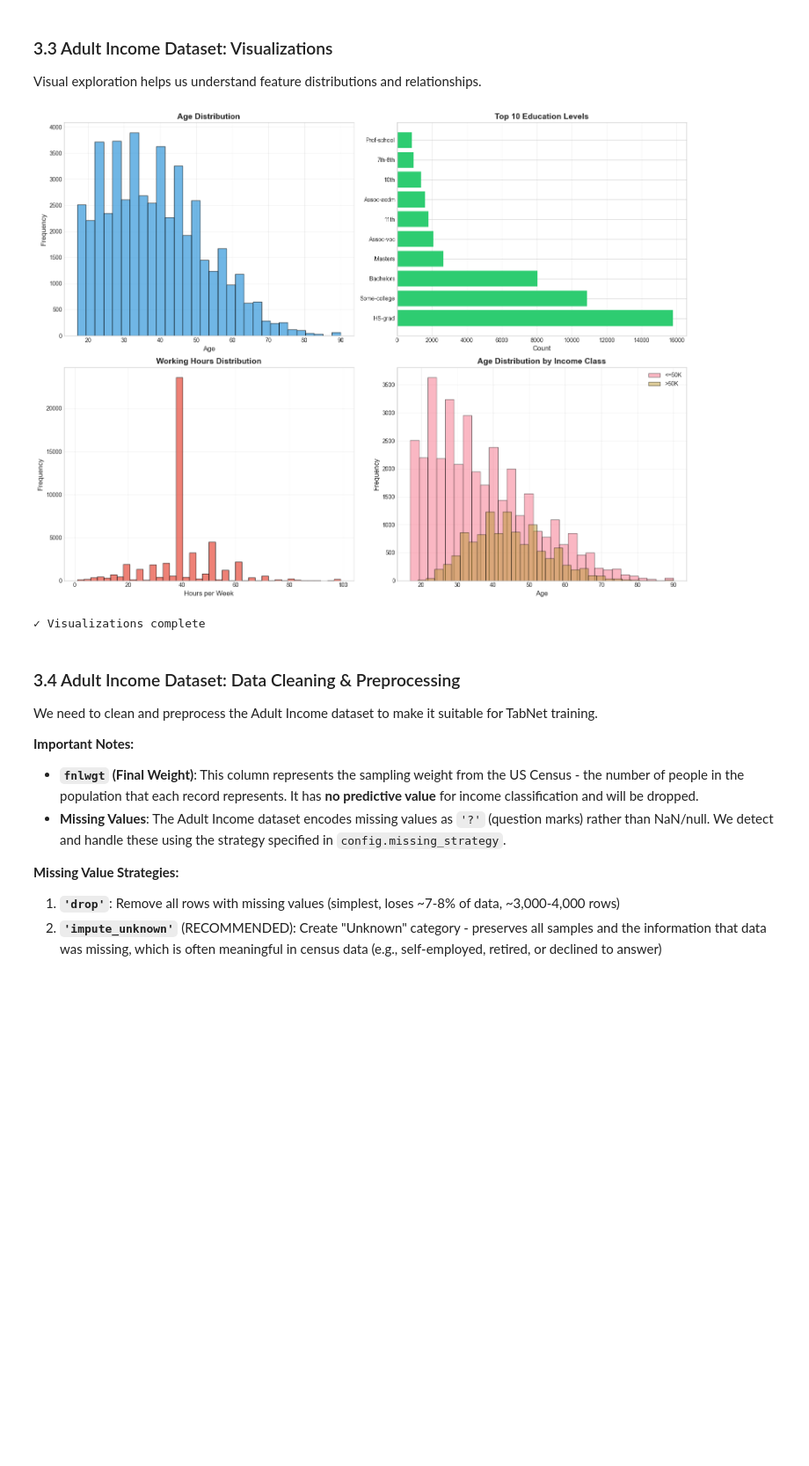
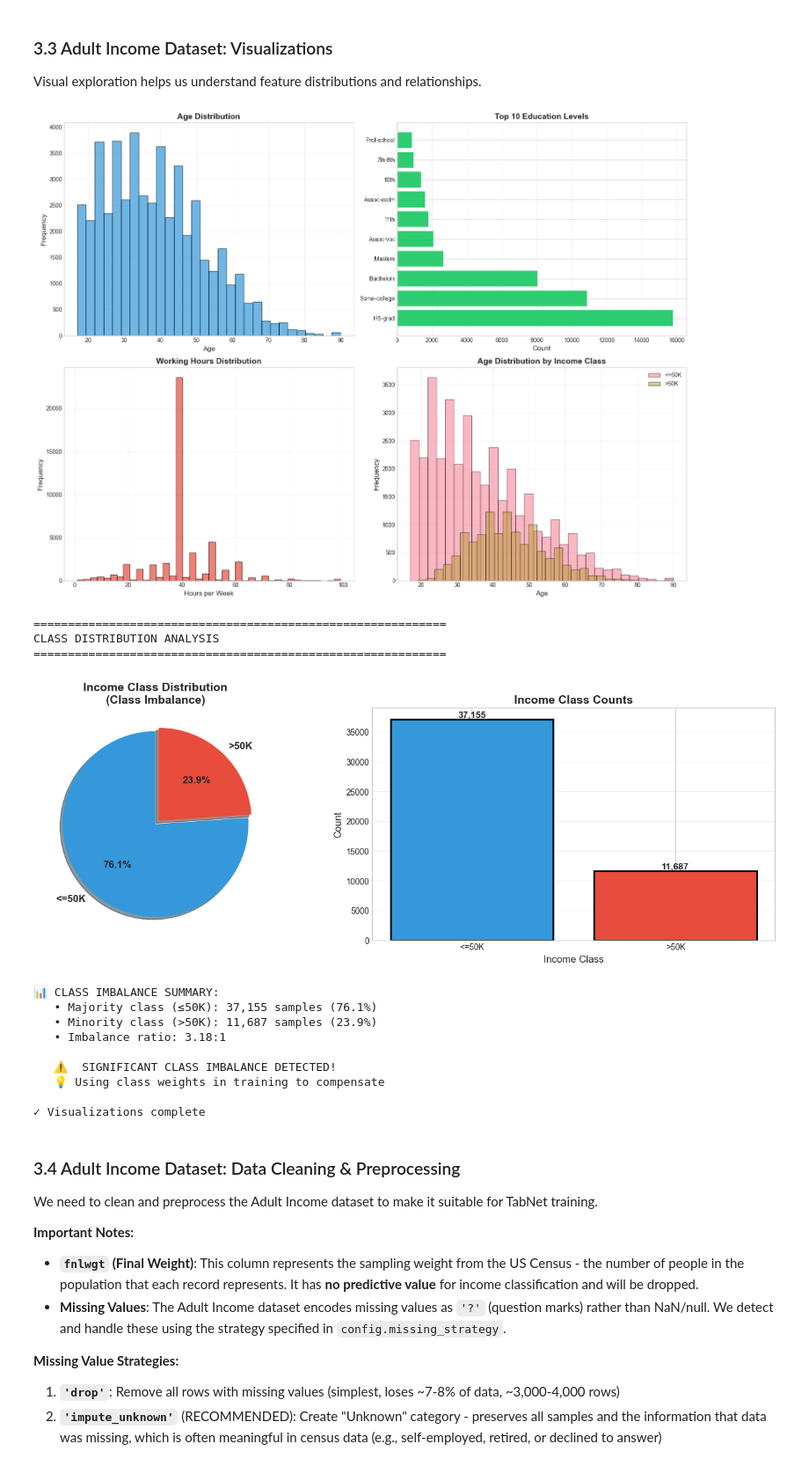
Before and after one commit to em1ttal/TFG, a Jupyter notebook: Codes/notebooks/final_thesis_notebook.ipynb, the cells around one changed output. Shown at 88% size. Saved outputs shown, nothing was run; the diff lists cells and outputs as text; code cells hidden in the pictures; blank space fills up the shorter version.

```diff
--- a/Codes/notebooks/final_thesis_notebook.ipynb
+++ b/Codes/notebooks/final_thesis_notebook.ipynb
@@ -557,34 +588,103 @@ if not config.test:
         axes[1, 0].hist(df_adult_raw[hours_col], bins=40, edgecolor='black',
                        alpha=0.7, color='#E74C3C')
         axes[1, 0].set_xlabel('Hours per Week')
         axes[1, 0].set_ylabel('Frequency')
         axes[1, 0].set_title('Working Hours Distribution', fontweight='bold')
         axes[1, 0].grid(True, alpha=0.3)
 
     # Plot 4: Income distribution by age
     if 'income' in df_adult_raw.columns or 'Income' in df_adult_raw.columns:
         target_col = 'income' if 'income' in df_adult_raw.columns else 'Income'
         age_col = 'age' if 'age' in df_adult_raw.columns else 'Age'
 
         for income_class in df_adult_raw[target_col].unique():
             subset = df_adult_raw[df_adult_raw[target_col] == income_class][age_col]
             axes[1, 1].hist(subset, bins=30, alpha=0.5, label=str(income_class), edgecolor='black')
 
         axes[1, 1].set_xlabel('Age')
         axes[1, 1].set_ylabel('Frequency')
         axes[1, 1].set_title('Age Distribution by Income Class', fontweight='bold')
         axes[1, 1].legend()
         axes[1, 1].grid(True, alpha=0.3)
 
     plt.tight_layout()
     plt.show()
 
+    # =========================================================================
+    # CLASS IMBALANCE VISUALIZATION
+    # =========================================================================
+    print("\n" + "="*60)
+    print("CLASS DISTRIBUTION ANALYSIS")
+    print("="*60)
+
+    if 'income' in df_adult_raw.columns or 'Income' in df_adult_raw.columns:
+        target_col = 'income' if 'income' in df_adult_raw.columns else 'Income'
+
+        fig, axes = plt.subplots(1, 2, figsize=(14, 5))
+
+        # Get class counts
+        class_counts = df_adult_raw[target_col].value_counts()
+        labels = class_counts.index.tolist()
+        values = class_counts.values.tolist()
+        colors = ['#3498DB', '#E74C3C']
+
+        # Plot 1: Pie chart showing imbalance
+        axes[0].pie(values, labels=labels, autopct='%1.1f%%', startangle=90,
+                   colors=colors, explode=(0, 0.05), shadow=True,
+                   textprops={'fontsize': 12, 'fontweight': 'bold'})
+        axes[0].set_title('Income Class Distribution\n(Class Imbalance)', fontweight='bold', fontsize=14)
+
+        # Plot 2: Bar chart with exact counts
+        bars = axes[1].bar(labels, values, color=colors, edgecolor='black', linewidth=2)
+        axes[1].set_xlabel('Income Class', fontsize=12)
+        axes[1].set_ylabel('Count', fontsize=12)
+        axes[1].set_title('Income Class Counts', fontweight='bold', fontsize=14)
+        axes[1].grid(True, alpha=0.3, axis='y')
+
+        # Add count labels on bars
+        for bar, val in zip(bars, values):
+            height = bar.get_height()
+            axes[1].text(bar.get_x() + bar.get_width()/2., height,
+                        f'{val:,}',
+                        ha='center', va='bottom', fontweight='bold', fontsize=11)
+
+        plt.tight_layout()
+        plt.show()
+
+        # Calculate and display imbalance ratio
+        majority = max(values)
+        minority = min(values)
+        imbalance_ratio = majority / minority
+
+        print(f"\n📊 CLASS IMBALANCE SUMMARY:")
+        print(f"   • Majority class (≤50K): {majority:,} samples ({majority/sum(values)*100:.1f}%)")
+        print(f"   • Minority class (>50K): {minority:,} samples ({minority/sum(values)*100:.1f}%)")
+        print(f"   • Imbalance ratio: {imbalance_ratio:.2f}:1")
+
+        if imbalance_ratio > 2:
+            print(f"\n   ⚠️  SIGNIFICANT CLASS IMBALANCE DETECTED!")
+            print(f"   💡 Using class weights in training to compensate")
+        else:
+            print(f"\n   ✓ Class imbalance is manageable")
+
     print("\n✓ Visualizations complete")
 else:
     print("⏩ Skipping Adult Income visualizations (TEST mode active)")
 # %% [output]
 [figure]
-✓ Visualizations complete
+============================================================
+CLASS DISTRIBUTION ANALYSIS
+============================================================
+[figure, added]
+📊 CLASS IMBALANCE SUMMARY:
+   • Majority class (≤50K): 37,155 samples (76.1%)
+   • Minority class (>50K): 11,687 samples (23.9%)
+   • Imbalance ratio: 3.18:1
+
+   ⚠️  SIGNIFICANT CLASS IMBALANCE DETECTED!
+   💡 Using class weights in training to compensate
+
+✓ Visualizations complete
 # %% [markdown]
 ### 3.4 Adult Income Dataset: Data Cleaning & Preprocessing
 
```
Also changed, not shown: parts of 29 cells of this notebook, 2 other files.
